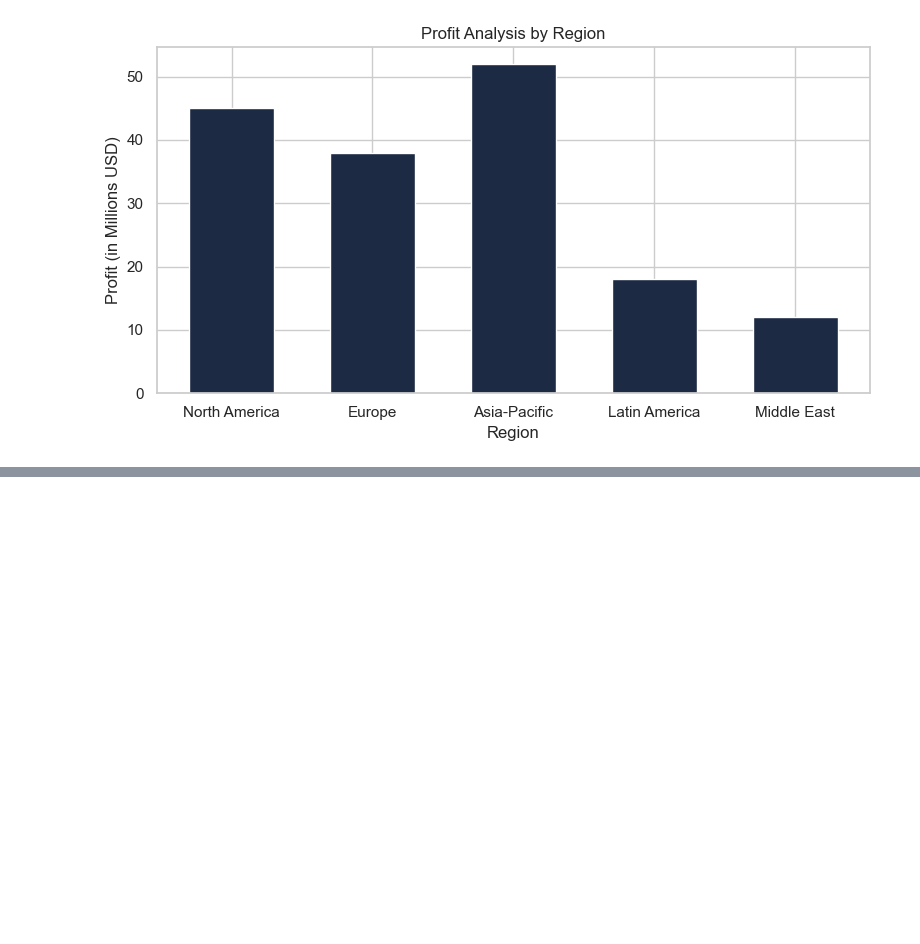
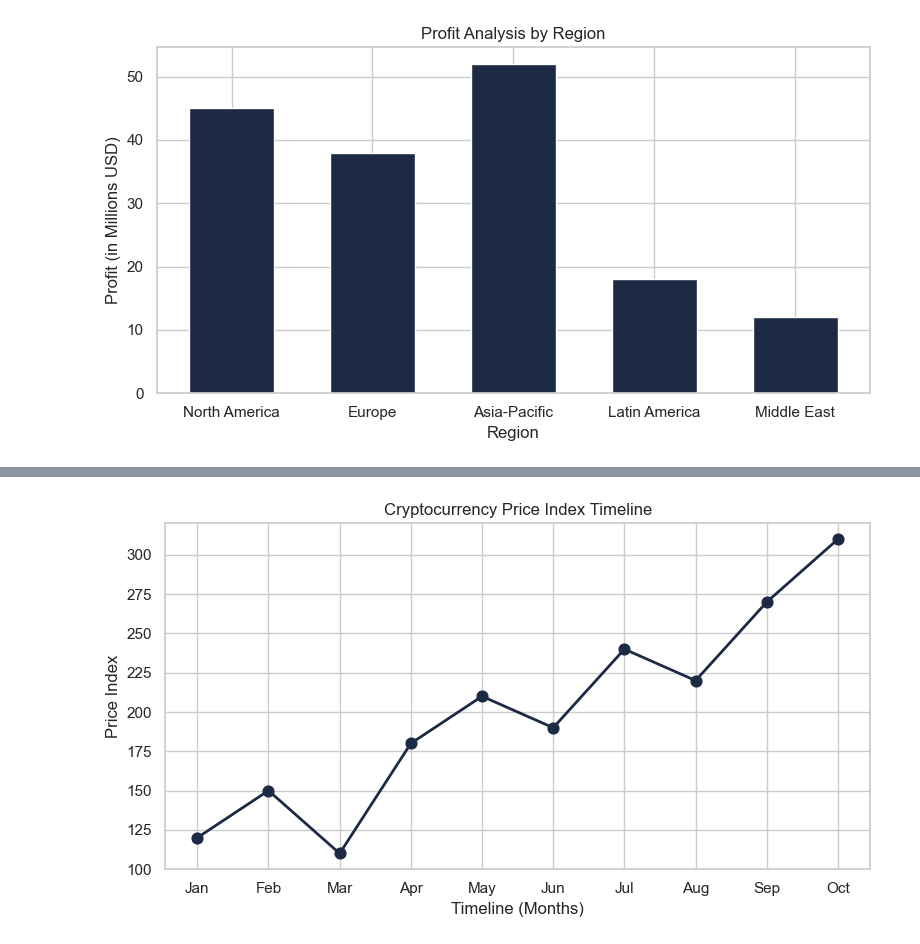
Before and after one commit to Kurodataio/Data_Visualizations, a Jupyter notebook: data_visualizations.ipynb, the cells around one changed output, grey strips where cells are left out. Saved outputs shown, nothing was run; the diff lists cells and outputs as text; code cells hidden in the pictures; blank space fills up the shorter version.

```diff
--- a/data_visualizations.ipynb
+++ b/data_visualizations.ipynb
@@ -602,0 +626,22 @@ plt.show()
+# %%
+# -------------------------------------------------------------
+# 4. Connected Scatterplot
+# -------------------------------------------------------------
+
+# *Use Case: Cryptocurrency price index (simulated sequential timeline events)*
+
+# Generate Mock Data
+months = ['Jan', 'Feb', 'Mar', 'Apr', 'May', 'Jun', 'Jul', 'Aug', 'Sep', 'Oct']
+crypto_index = [120, 150, 110, 180, 210, 190, 240, 220, 270, 310]
+
+# Plot
+plt.figure(figsize=(8, 4.5))
+plt.plot(months, crypto_index, color='#1d2a44', linestyle='-', linewidth=2)
+plt.scatter(months, crypto_index, color='#1d2a44', s=60, zorder=5) # Ensure dots sit on top
+plt.xlabel('Timeline (Months)')
+plt.ylabel('Price Index')
+plt.title('Cryptocurrency Price Index Timeline')
+plt.tight_layout()
+plt.show()
+# %% [output]
+[figure, added]
```
Also changed, not shown: parts of 1 cell of this notebook.
